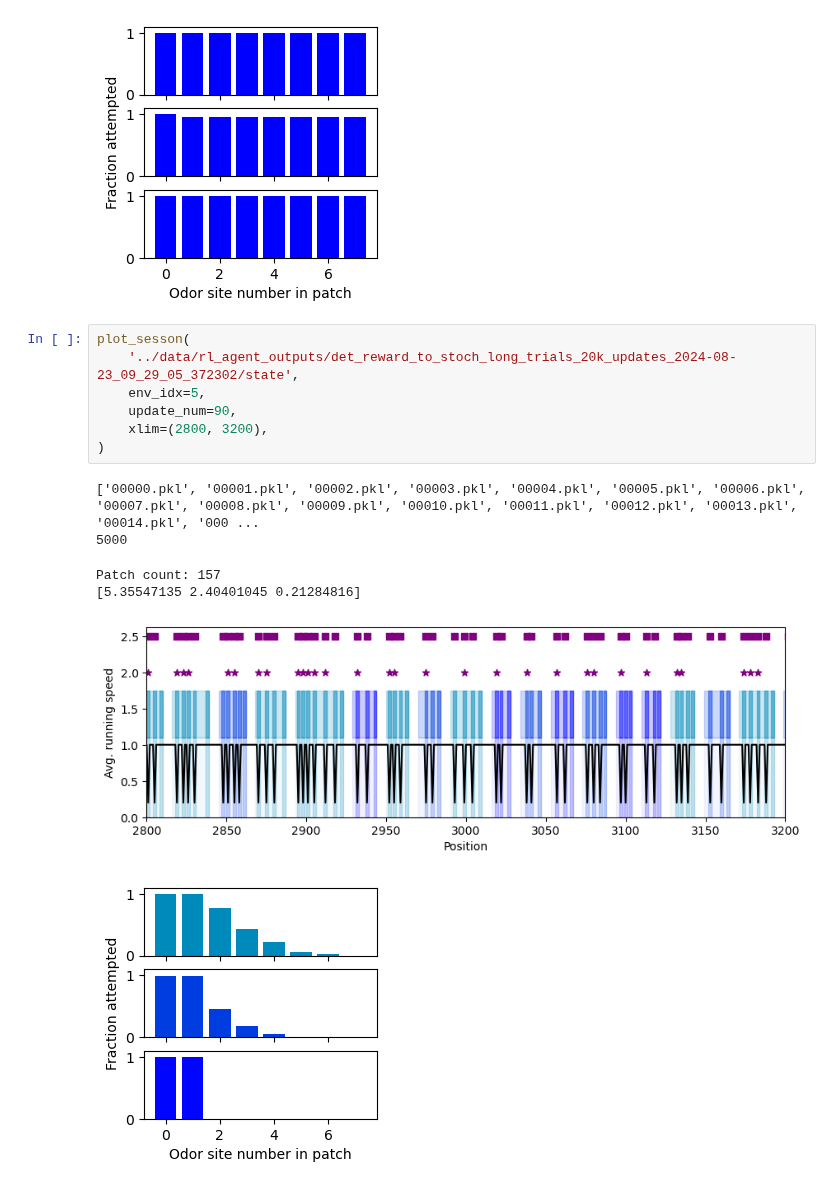
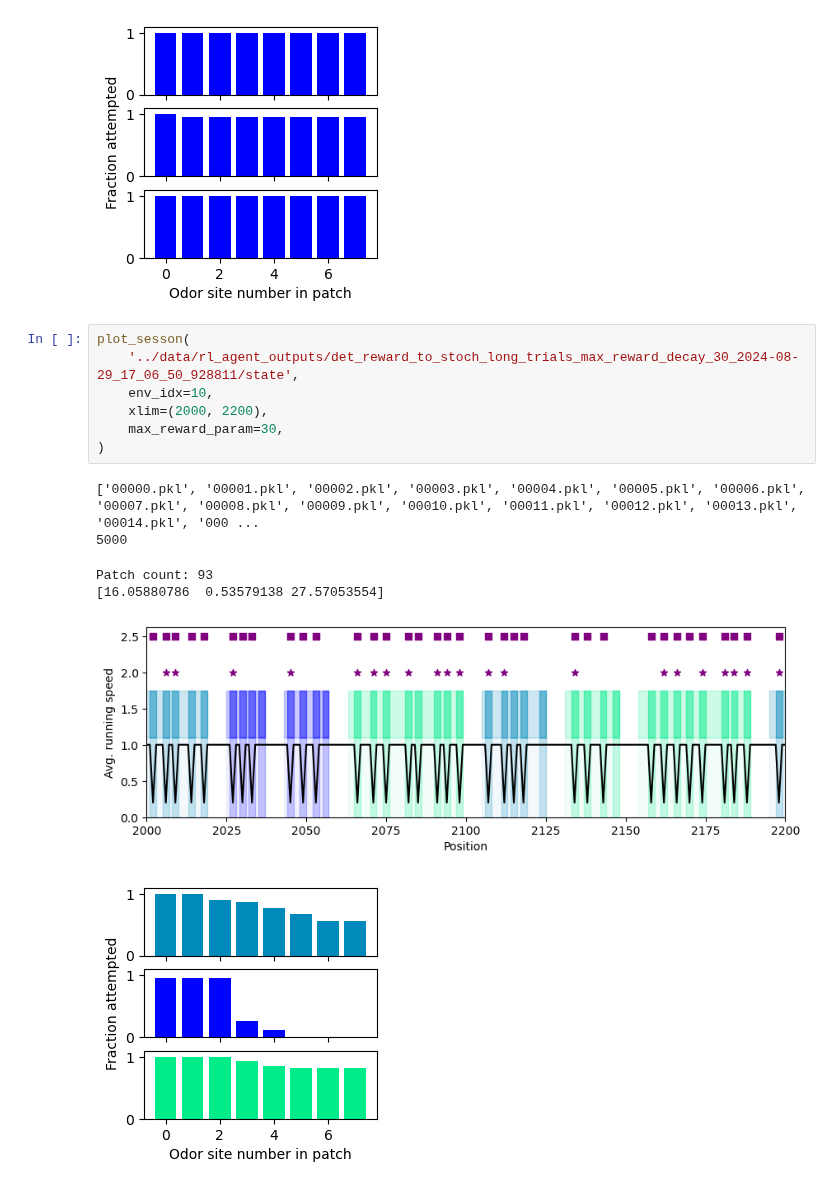
Before and after one commit to davidgbe/favorably_connected, a Jupyter notebook: notebooks/session_visualization.ipynb, the cells around one changed output. Saved outputs shown, nothing was run; the diff lists cells and outputs as text.

```diff
--- a/notebooks/session_visualization.ipynb
+++ b/notebooks/session_visualization.ipynb
@@ -148,16 +147,16 @@ Patch count: 72
 [figure]
 # %%
 plot_sesson(
-    '../data/rl_agent_outputs/det_reward_to_stoch_long_trials_20k_updates_2024-08-23_09_29_05_372302/state',
-    env_idx=5,
-    update_num=90,
-    xlim=(2800, 3200),
+    '../data/rl_agent_outputs/det_reward_to_stoch_long_trials_max_reward_decay_30_2024-08-29_17_06_50_928811/state',
+    env_idx=10,
+    xlim=(2000, 2200),
+    max_reward_param=30,
 )
 # %% [output]
 ['00000.pkl', '00001.pkl', '00002.pkl', '00003.pkl', '00004.pkl', '00005.pkl', '00006.pkl', '00007.pkl', '00008.pkl', '00009.pkl', '00010.pkl', '00011.pkl', '00012.pkl', '00013.pkl', '00014.pkl', '000 ...
 5000
-Patch count: 157
-[5.35547135 2.40401045 0.21284816]
+Patch count: 93
+[16.05880786  0.53579138 27.57053554]
-[figure, old version]
+[figure, new version]
-[figure, old version]
+[figure, new version]
 # %%
```
Also changed, not shown: parts of 6 cells of this notebook, 10 other files.
